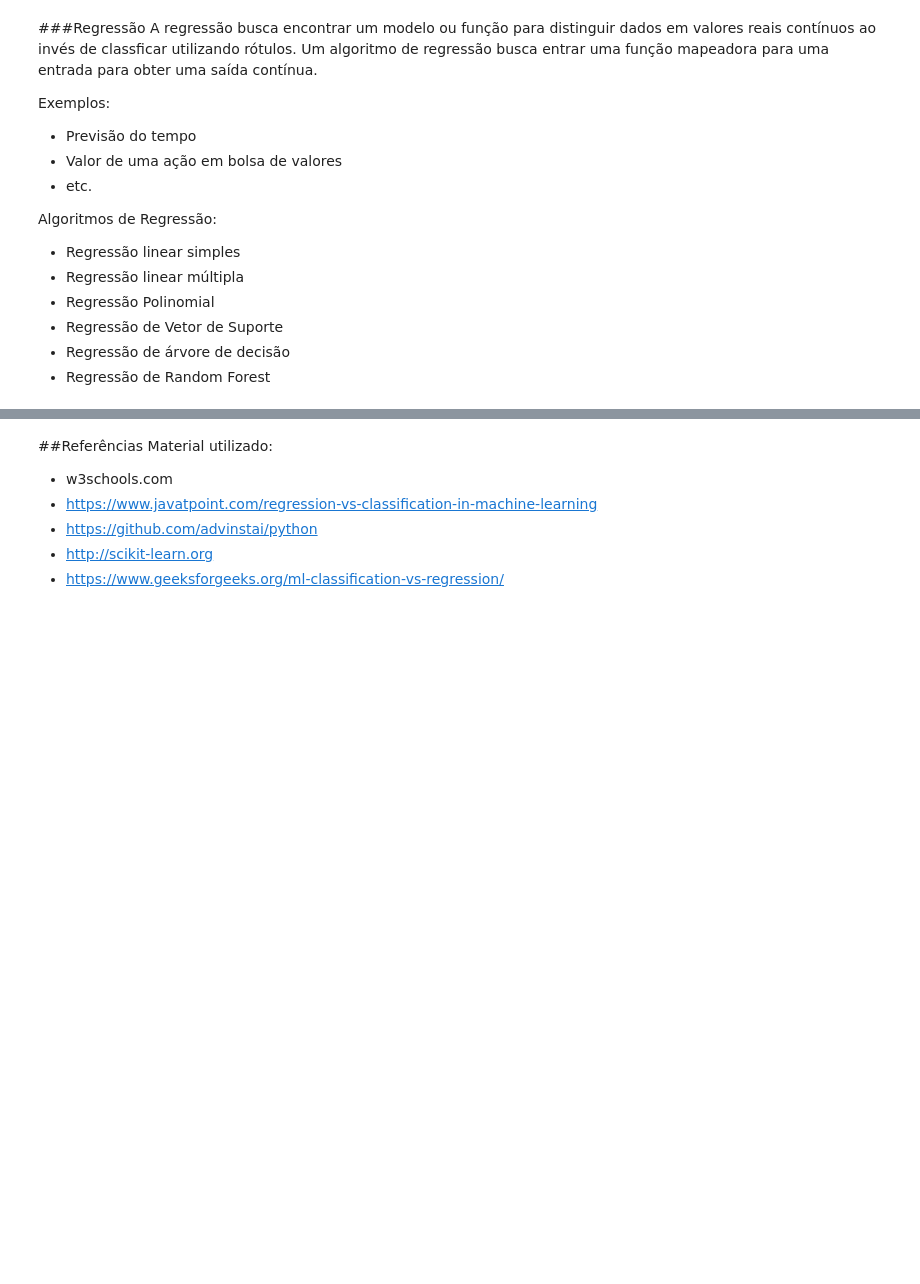
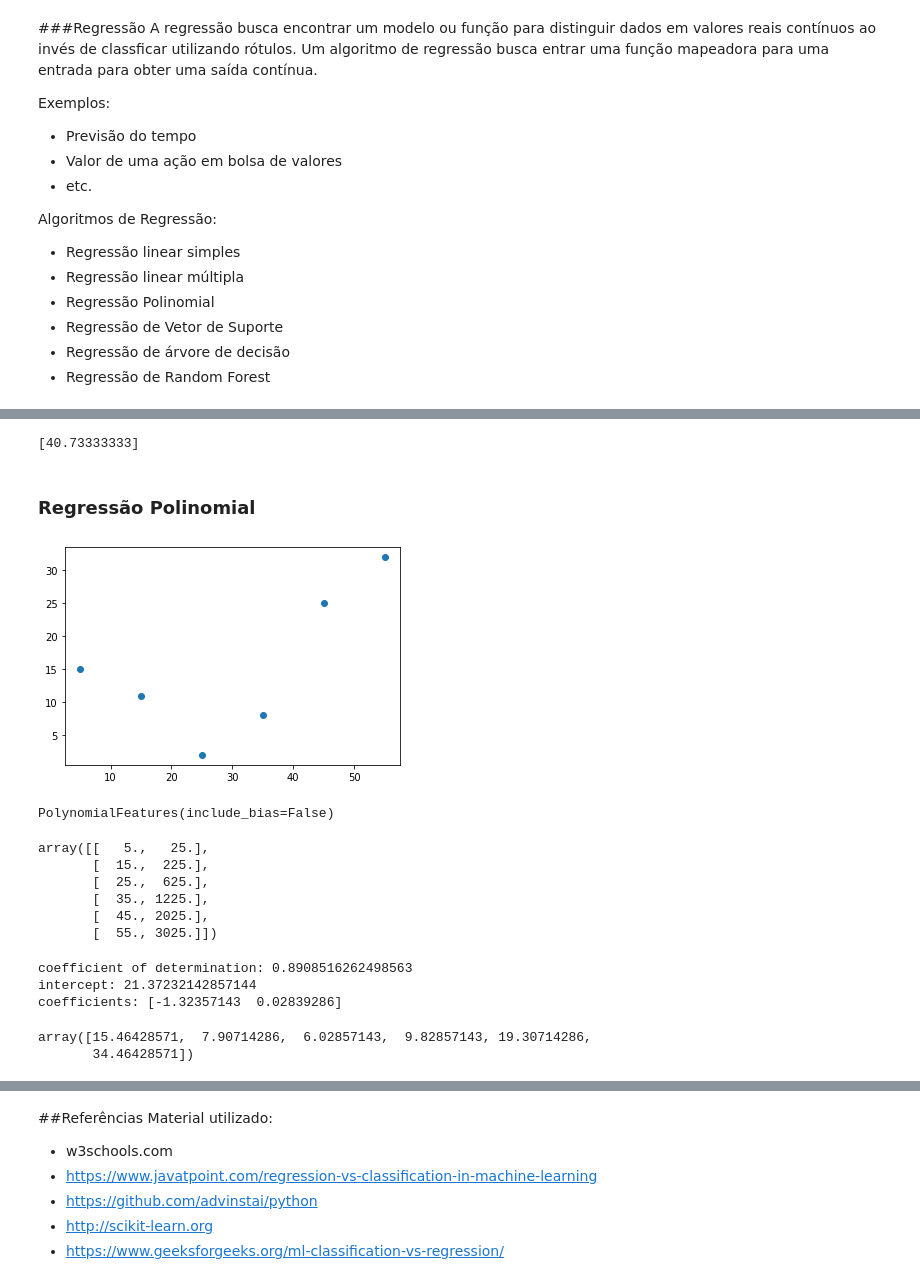
Before and after one commit to fernandonakagawa/ADS_5P_TE_Python_DS, a Jupyter notebook: Python_para_Data_Science_ADS_5P_TE.ipynb, the cells around one changed output, grey strips where cells are left out. Drawn from its saved outputs; the diff is of its cells as text; code cells hidden in the pictures; blank space fills up the shorter version.

```diff
--- a/Python_para_Data_Science_ADS_5P_TE.ipynb
+++ b/Python_para_Data_Science_ADS_5P_TE.ipynb
@@ -2139,0 +2204,7 @@ Algoritmos de Regressão:
+# %%
+y_pred2 = model.predict([[65]])
+print(y_pred2)
+# %% [output]
+[40.73333333]
+# %% [markdown]
+### Regressão Polinomial
@@ -2139,0 +2215,40 @@ Algoritmos de Regressão:
+# %%
+x = np.array([5, 15, 25, 35, 45, 55]).reshape((-1, 1))
+y = np.array([15, 11, 2, 8, 25, 32])
+# %%
+plt.plot(x, y, 'o')
+plt.show()
+# %% [output]
+[figure, added]
+# %%
+transformer = PolynomialFeatures(degree=2, include_bias=False)
+transformer.fit(x)
+# %% [output]
+PolynomialFeatures(include_bias=False)
+# %%
+x_ = transformer.transform(x)
+x_ = PolynomialFeatures(degree=2, include_bias=False).fit_transform(x)
+x_
+# %% [output]
+array([[   5.,   25.],
+       [  15.,  225.],
+       [  25.,  625.],
+       [  35., 1225.],
+       [  45., 2025.],
+       [  55., 3025.]])
+# %%
+model = LinearRegression().fit(x_, y)
+r_sq = model.score(x_, y)
+print(f"coefficient of determination: {r_sq}")
+print(f"intercept: {model.intercept_}")
+print(f"coefficients: {model.coef_}")
+# %% [output]
+coefficient of determination: 0.8908516262498563
+intercept: 21.37232142857144
+coefficients: [-1.32357143  0.02839286]
+# %%
+y_pred = model.predict(x_)
+y_pred
+# %% [output]
+array([15.46428571,  7.90714286,  6.02857143,  9.82857143, 19.30714286,
+       34.46428571])
```
Also changed, not shown: parts of 14 cells of this notebook.
